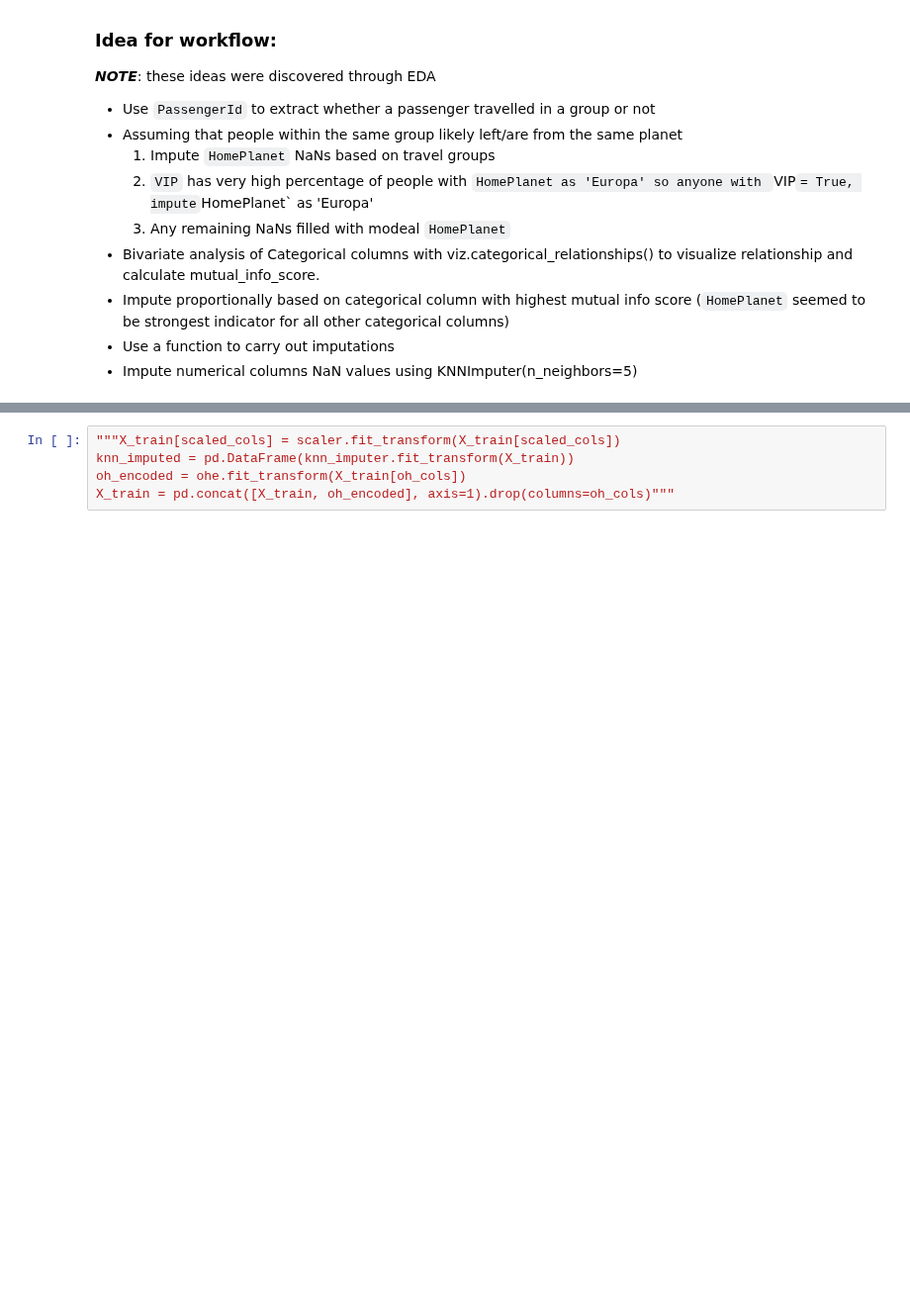
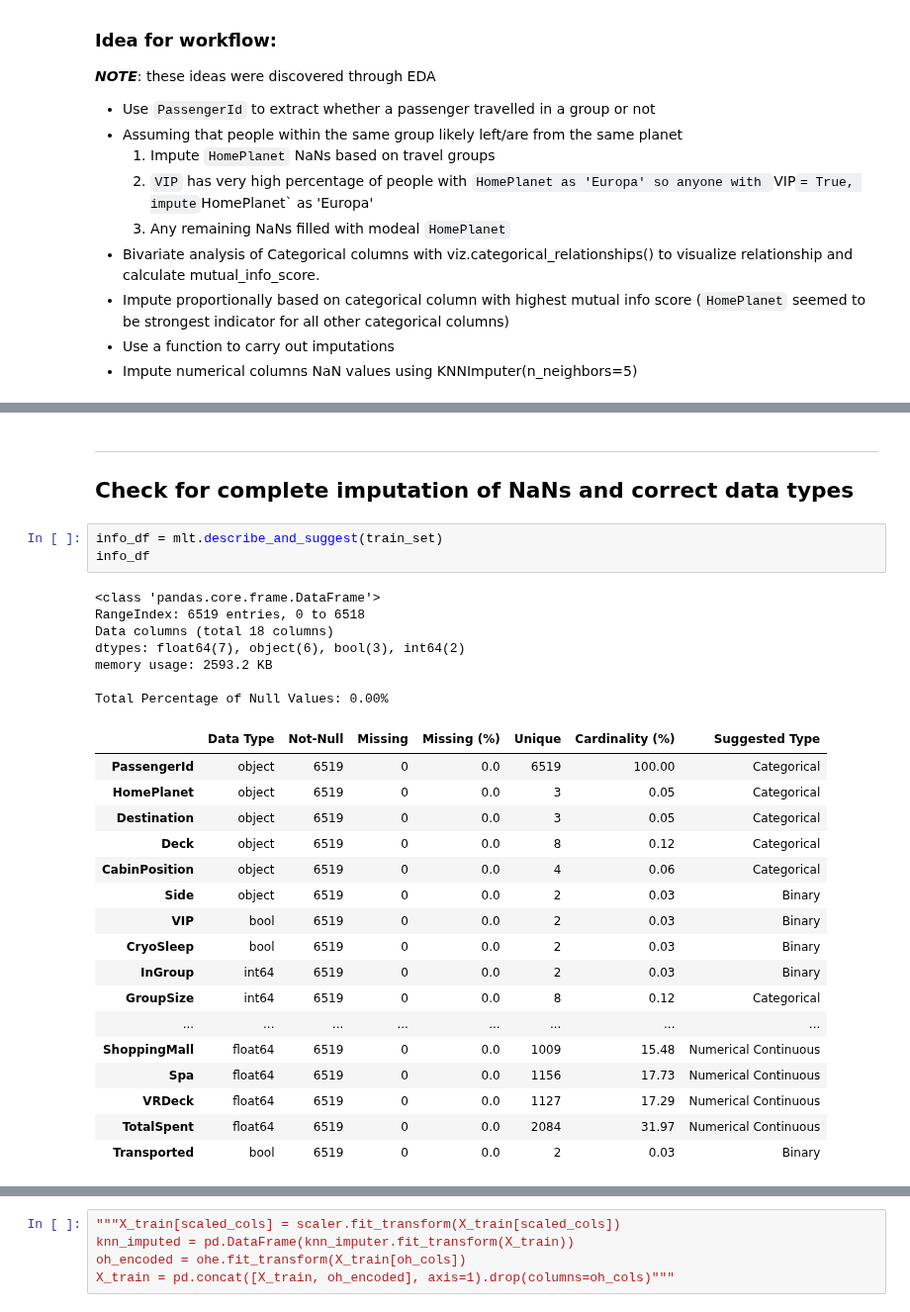
Before and after one commit to mailliwJ/spaceTitanic, a Jupyter notebook: notebooks/episode_I.ipynb, the cells around one changed output, grey strips where cells are left out. Shown at 99% size. Cells and saved outputs as stored; diff of their text form; blank space fills up the shorter version.

```diff
--- a/notebooks/episode_I.ipynb
+++ b/notebooks/episode_I.ipynb
@@ -324,2 +319,33 @@ Total Percentage of Null Values: 0.00%
+# %% [markdown]
+---
+## Check for complete imputation of NaNs and correct data types
+# %%
+info_df = mlt.describe_and_suggest(train_set)
+info_df
+# %% [output]
+<class 'pandas.core.frame.DataFrame'>
+RangeIndex: 6519 entries, 0 to 6518
+Data columns (total 18 columns)
+dtypes: float64(7), object(6), bool(3), int64(2)
+memory usage: 2593.2 KB
+
+Total Percentage of Null Values: 0.00%
+|  | Data Type | Not-Null | Missing | Missing (%) | Unique | Cardinality (%) | Suggested Type |
+| PassengerId | object | 6519 | 0 | 0.0 | 6519 | 100.00 | Categorical |
+| HomePlanet | object | 6519 | 0 | 0.0 | 3 | 0.05 | Categorical |
+| Destination | object | 6519 | 0 | 0.0 | 3 | 0.05 | Categorical |
+| Deck | object | 6519 | 0 | 0.0 | 8 | 0.12 | Categorical |
+| CabinPosition | object | 6519 | 0 | 0.0 | 4 | 0.06 | Categorical |
+| Side | object | 6519 | 0 | 0.0 | 2 | 0.03 | Binary |
+| VIP | bool | 6519 | 0 | 0.0 | 2 | 0.03 | Binary |
+| CryoSleep | bool | 6519 | 0 | 0.0 | 2 | 0.03 | Binary |
+| InGroup | int64 | 6519 | 0 | 0.0 | 2 | 0.03 | Binary |
+| GroupSize | int64 | 6519 | 0 | 0.0 | 8 | 0.12 | Categorical |
+| ... | ... | ... | ... | ... | ... | ... | ... |
+| ShoppingMall | float64 | 6519 | 0 | 0.0 | 1009 | 15.48 | Numerical Continuous |
+| Spa | float64 | 6519 | 0 | 0.0 | 1156 | 17.73 | Numerical Continuous |
+| VRDeck | float64 | 6519 | 0 | 0.0 | 1127 | 17.29 | Numerical Continuous |
+| TotalSpent | float64 | 6519 | 0 | 0.0 | 2084 | 31.97 | Numerical Continuous |
+| Transported | bool | 6519 | 0 | 0.0 | 2 | 0.03 | Binary |
 # %% [markdown]
 ---
```
Also changed, not shown: parts of 25 cells of this notebook, 3 other files.
